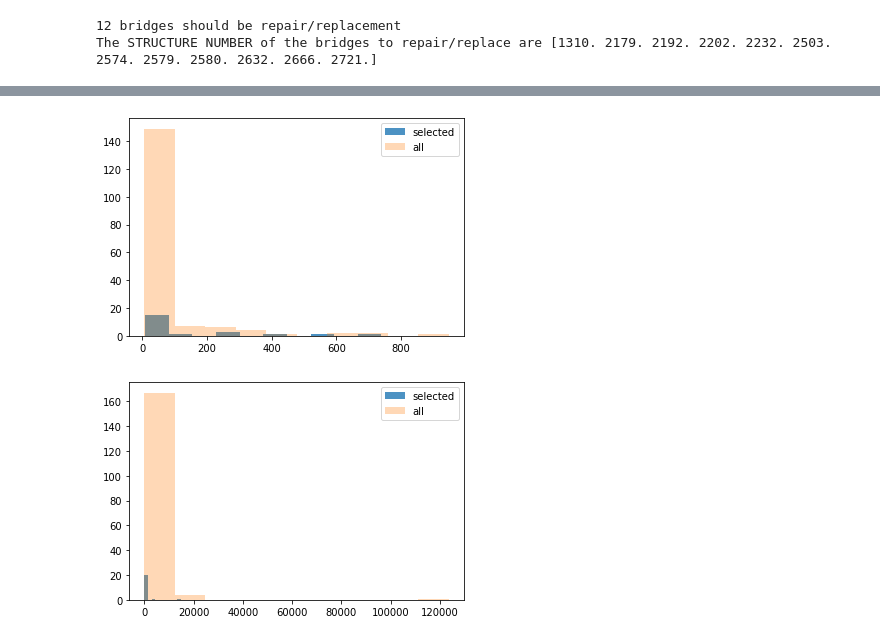
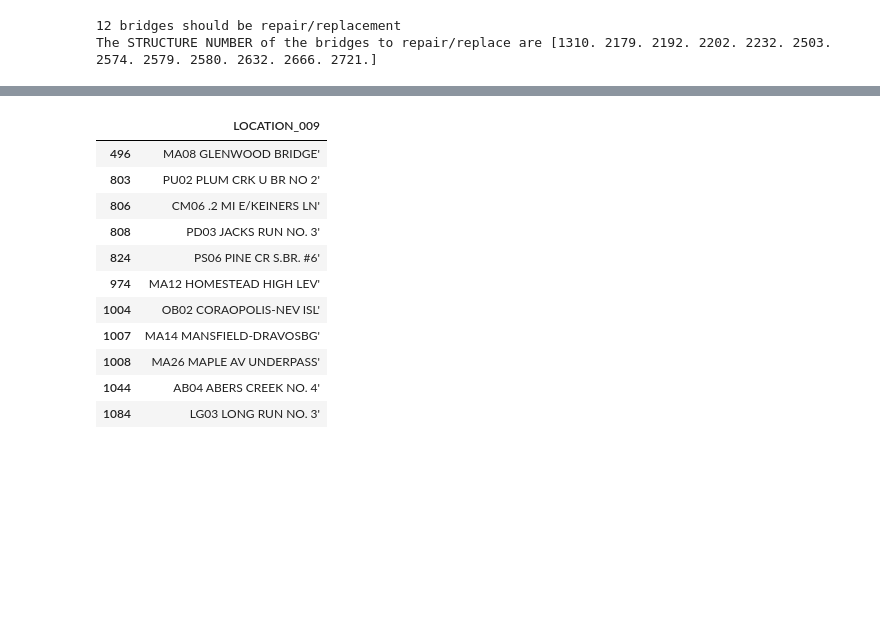
Before and after one commit to megan0422/DABPFinalProject, a Jupyter notebook: Optimization.ipynb, the cells around one changed output, grey strips where cells are left out. Saved outputs shown, nothing was run; the diff lists cells and outputs as text; code cells hidden in the pictures; blank space fills up the shorter version.

```diff
--- a/Optimization.ipynb
+++ b/Optimization.ipynb
@@ -428,21 +368,20 @@ plt.show()
-# %%
-a = selected["STRUCTURE_LEN_MT_049"].values.tolist()
-b = PA22_allegheny_cost_dummy["STRUCTURE_LEN_MT_049"].values.tolist()
-plt.hist(a, alpha = 0.8, label='selected')
-plt.hist(b, alpha = 0.3, label='all')
-plt.legend(loc='upper right')
-plt.show()
-# %% [output]
-[figure, removed]
-# %%
-a = selected["TOTAL_IMP_COST_096_y"].values.tolist()
-b = PA22_allegheny_cost_dummy["TOTAL_IMP_COST_096_y"].values.tolist()
-plt.hist(a, alpha = 0.8, label='selected')
-plt.hist(b, alpha = 0.3, label='all')
-plt.legend(loc='upper right')
-plt.show()
-# %% [output]
-[figure, removed]
+# %%
+list_selected = PA22.query('STRUCTURE_NUMBER_008 == ["1310","2179","2192","2202","2232","2503","2574","2579","2580","2632","2721"]')
+bridge_name = list_selected[["LOCATION_009"]]
+bridge_name
+# %% [output]
+|  | LOCATION_009 |
+| 496 | MA08 GLENWOOD BRIDGE' |
+| 803 | PU02 PLUM CRK U BR NO 2' |
+| 806 | CM06 .2 MI E/KEINERS LN' |
+| 808 | PD03 JACKS RUN NO. 3' |
+| 824 | PS06 PINE CR S.BR. #6' |
+| 974 | MA12 HOMESTEAD HIGH LEV' |
+| 1004 | OB02 CORAOPOLIS-NEV ISL' |
+| 1007 | MA14 MANSFIELD-DRAVOSBG' |
+| 1008 | MA26 MAPLE AV UNDERPASS' |
+| 1044 | AB04 ABERS CREEK NO. 4' |
+| 1084 | LG03 LONG RUN NO. 3' |
 # %%
 i = len(PA22_allegheny_cost_dummy)
 bridge = range(i)
```
Also changed, not shown: parts of 12 cells of this notebook.
